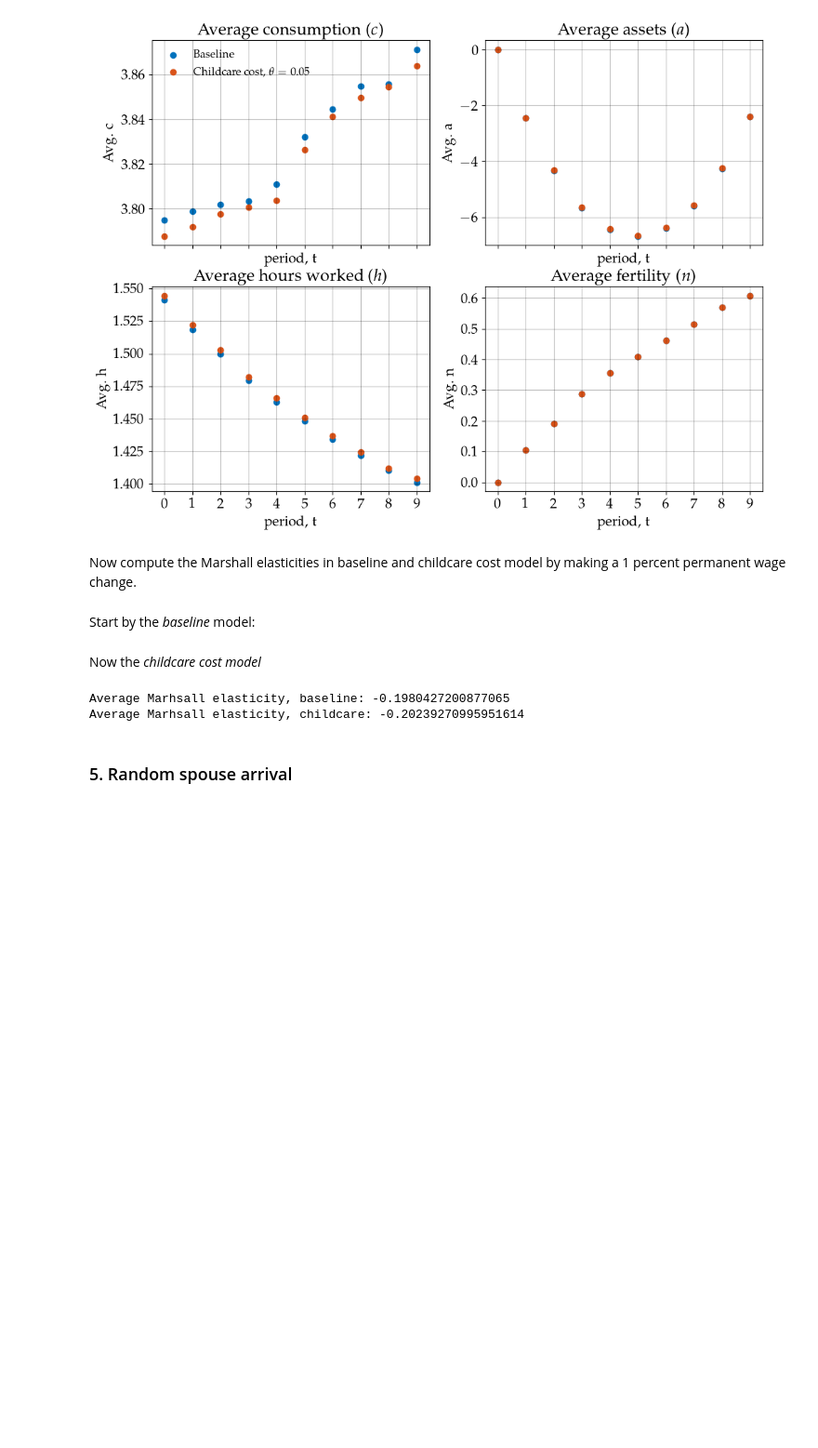
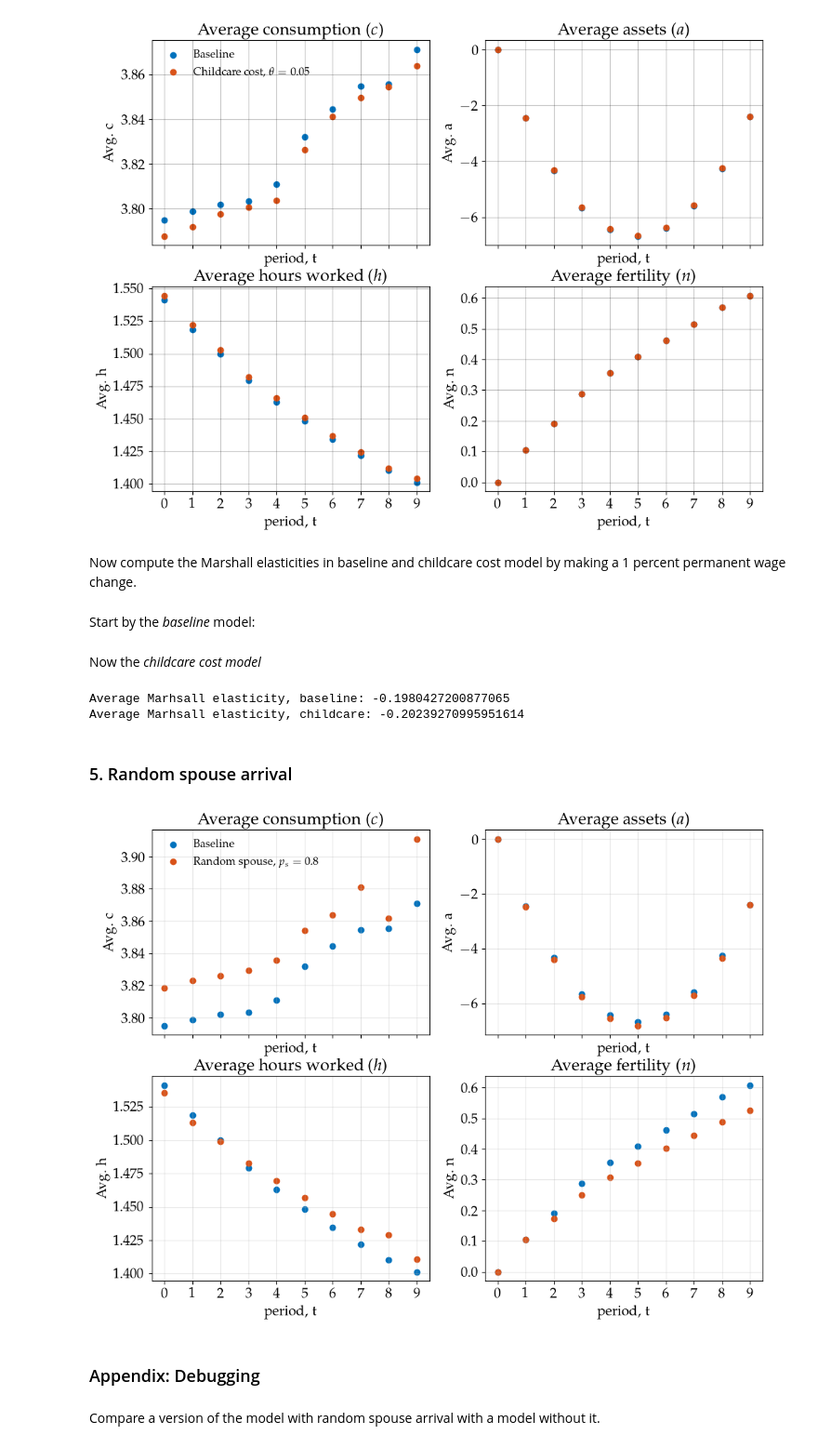
Before and after one commit to thom364e/HouseholdBehaviorCourse, a Jupyter notebook: Assignments/01/nb_assignment_1.ipynb, the cells around one changed output. Shown: that part at 93% size. Cells and saved outputs as stored; diff of their text form; code cells hidden in the pictures; blank space fills up the shorter version.

```diff
--- a/Assignments/01/nb_assignment_1.ipynb
+++ b/Assignments/01/nb_assignment_1.ipynb
@@ -262,3 +266,23 @@ Average Marhsall elasticity, baseline: -0.1980427200877065
 Average Marhsall elasticity, childcare: -0.20239270995951614
 # %% [markdown]
 ### 5. Random spouse arrival
+# %%
+# initialize model class
+beta1 = np.array([0.0525])
+model['rand_spouse'] = DynLaborFertModelClass(par={'T':10,'r':0.02,'rho':1/(1.02),'alpha':0.3,
+                                                'beta_1': beta1, 'p_spouse': 0.8}) # set a few number of periods.
+
+par['rand_spouse'] = model['rand_spouse'].par
+sol['rand_spouse'] = model['rand_spouse'].sol
+sim['rand_spouse'] = model['rand_spouse'].sim
+
+model['rand_spouse'].solve()
+model['rand_spouse'].simulate()
+# %%
+fig = plots.compare_lifecycle('baseline','rand_spouse', sim, par, labels = ['Baseline',r'Random spouse, $p_s = 0.8$'])
+# %% [output]
+[figure, added]
+# %% [markdown]
+### Appendix: Debugging
+# %% [markdown]
+Compare a version of the model with random spouse arrival with a model without it.
```
Also changed, not shown: parts of 5 cells of this notebook, 2 other files.
